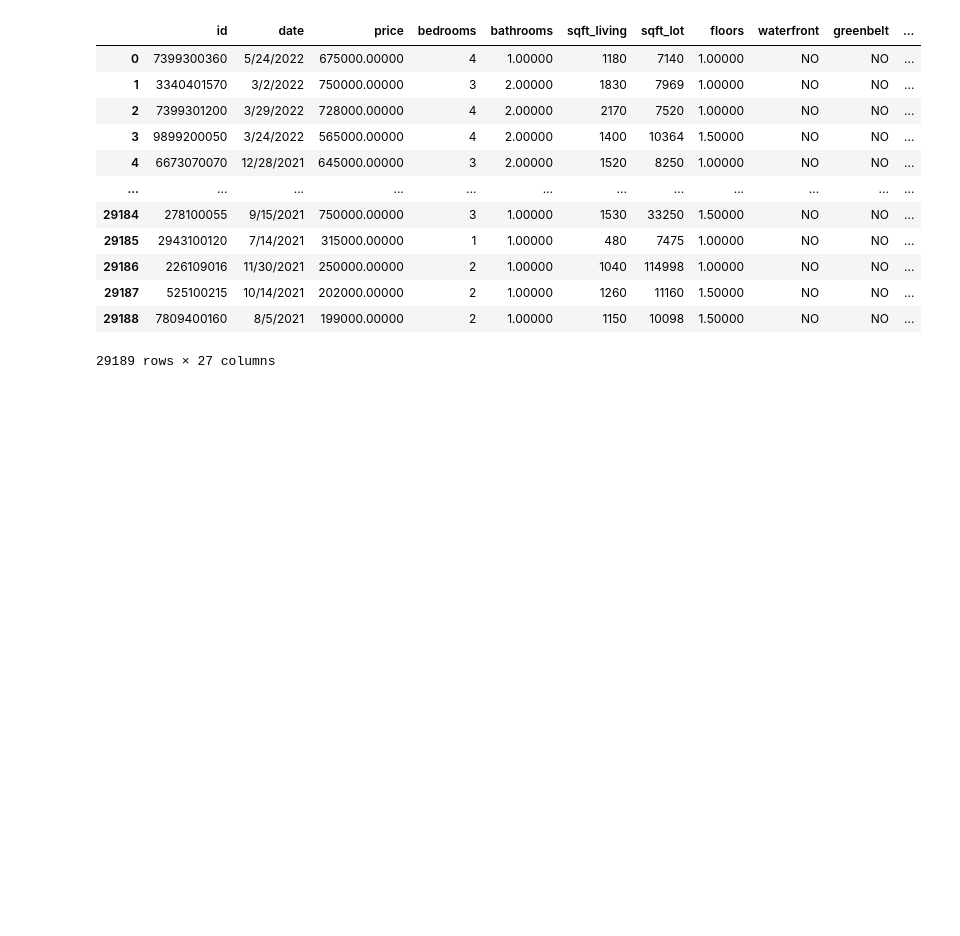
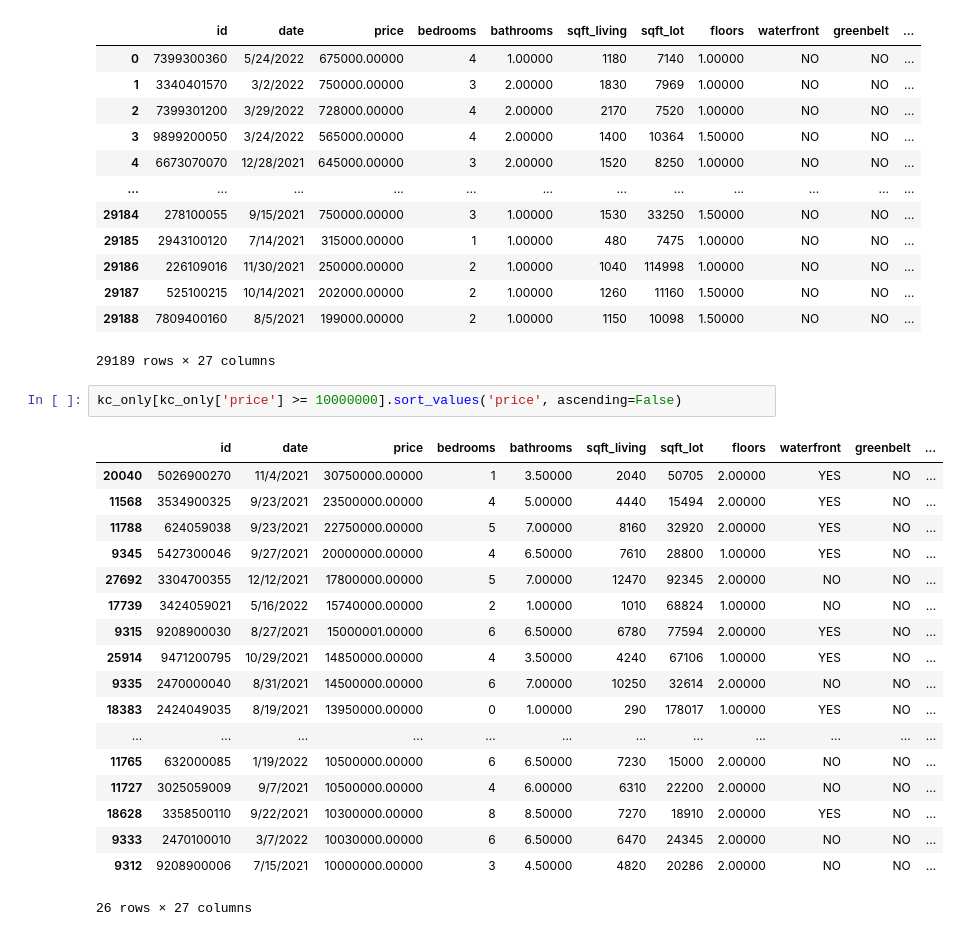
Before and after one commit to ParkedHampster/Modeled_Homes-Phase_2, a Jupyter notebook: individual_notebooks/Anat_Scratch.ipynb, the cells around one changed output. Cells and saved outputs as stored; diff of their text form; blank space fills up the shorter version.

```diff
--- a/individual_notebooks/Anat_Scratch.ipynb
+++ b/individual_notebooks/Anat_Scratch.ipynb
@@ -119,3 +115,24 @@ kc_only
 | 29187 | 525100215 | 10/14/2021 | 202000.00000 | 2 | 1.00000 | 1260 | 11160 | 1.50000 | NO | NO | ... |
 | 29188 | 7809400160 | 8/5/2021 | 199000.00000 | 2 | 1.00000 | 1150 | 10098 | 1.50000 | NO | NO | ... |
 29189 rows × 27 columns
+# %%
+kc_only[kc_only['price'] >= 10000000].sort_values('price', ascending=False)
+# %% [output]
+|  | id | date | price | bedrooms | bathrooms | sqft_living | sqft_lot | floors | waterfront | greenbelt | ... |
+| 20040 | 5026900270 | 11/4/2021 | 30750000.00000 | 1 | 3.50000 | 2040 | 50705 | 2.00000 | YES | NO | ... |
+| 11568 | 3534900325 | 9/23/2021 | 23500000.00000 | 4 | 5.00000 | 4440 | 15494 | 2.00000 | YES | NO | ... |
+| 11788 | 624059038 | 9/23/2021 | 22750000.00000 | 5 | 7.00000 | 8160 | 32920 | 2.00000 | YES | NO | ... |
+| 9345 | 5427300046 | 9/27/2021 | 20000000.00000 | 4 | 6.50000 | 7610 | 28800 | 1.00000 | YES | NO | ... |
+| 27692 | 3304700355 | 12/12/2021 | 17800000.00000 | 5 | 7.00000 | 12470 | 92345 | 2.00000 | NO | NO | ... |
+| 17739 | 3424059021 | 5/16/2022 | 15740000.00000 | 2 | 1.00000 | 1010 | 68824 | 1.00000 | NO | NO | ... |
+| 9315 | 9208900030 | 8/27/2021 | 15000001.00000 | 6 | 6.50000 | 6780 | 77594 | 2.00000 | YES | NO | ... |
+| 25914 | 9471200795 | 10/29/2021 | 14850000.00000 | 4 | 3.50000 | 4240 | 67106 | 1.00000 | YES | NO | ... |
+| 9335 | 2470000040 | 8/31/2021 | 14500000.00000 | 6 | 7.00000 | 10250 | 32614 | 2.00000 | NO | NO | ... |
+| 18383 | 2424049035 | 8/19/2021 | 13950000.00000 | 0 | 1.00000 | 290 | 178017 | 1.00000 | YES | NO | ... |
+| ... | ... | ... | ... | ... | ... | ... | ... | ... | ... | ... | ... |
+| 11765 | 632000085 | 1/19/2022 | 10500000.00000 | 6 | 6.50000 | 7230 | 15000 | 2.00000 | NO | NO | ... |
+| 11727 | 3025059009 | 9/7/2021 | 10500000.00000 | 4 | 6.00000 | 6310 | 22200 | 2.00000 | NO | NO | ... |
+| 18628 | 3358500110 | 9/22/2021 | 10300000.00000 | 8 | 8.50000 | 7270 | 18910 | 2.00000 | YES | NO | ... |
+| 9333 | 2470100010 | 3/7/2022 | 10030000.00000 | 6 | 6.50000 | 6470 | 24345 | 2.00000 | NO | NO | ... |
+| 9312 | 9208900006 | 7/15/2021 | 10000000.00000 | 3 | 4.50000 | 4820 | 20286 | 2.00000 | NO | NO | ... |
+26 rows × 27 columns
```
Also changed, not shown: parts of 9 cells of this notebook.
